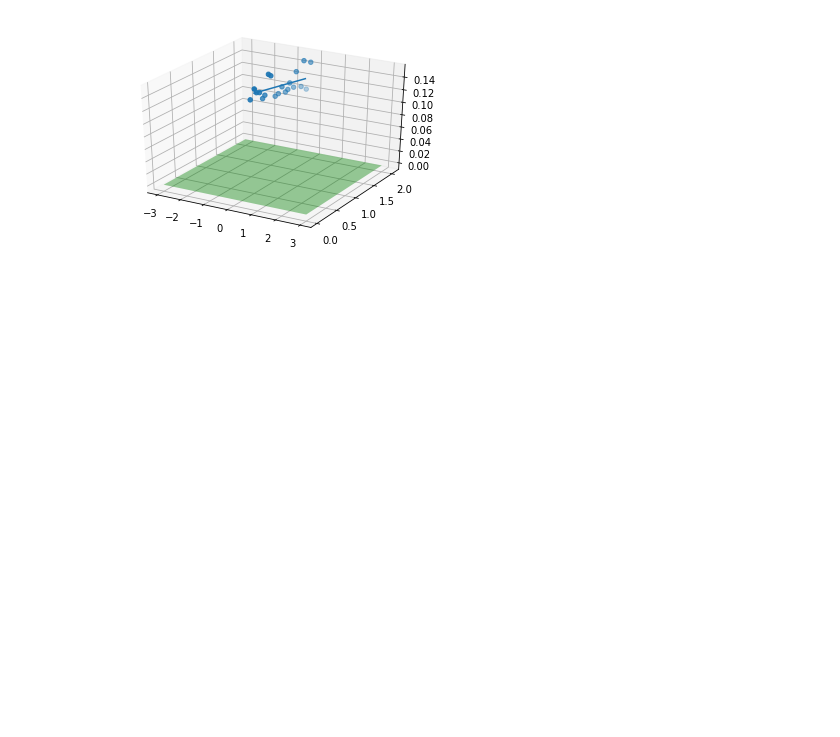
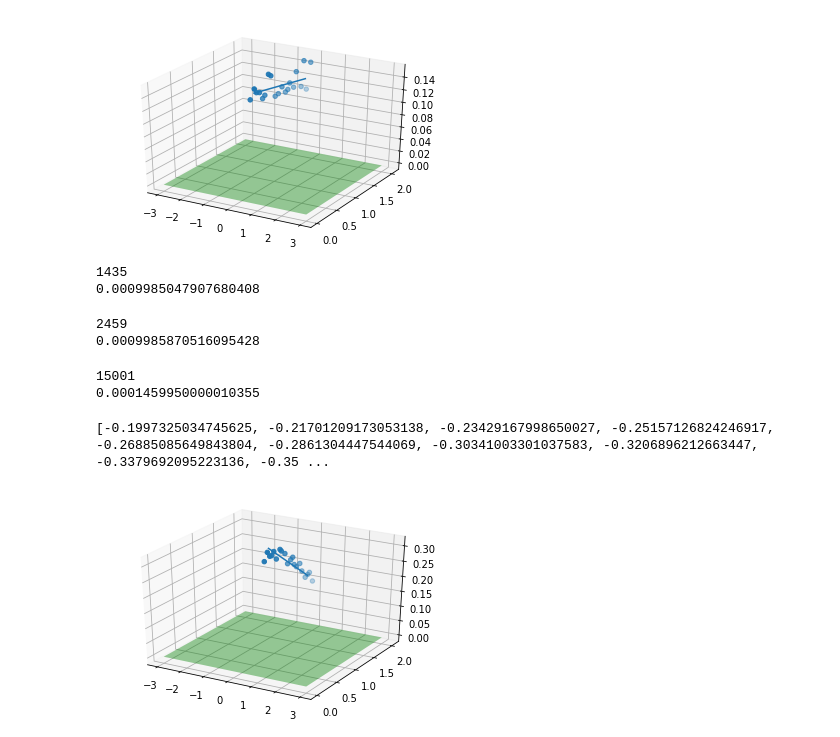
Before and after one commit to batataazul/projects_MachineLearning, a Jupyter notebook: project2_ra214129_ra216179/report/regression.ipynb, the cells around one changed output. Saved outputs shown, nothing was run; the diff lists cells and outputs as text; code cells hidden in the pictures; blank space fills up the shorter version.

Commit message:
Linear Regression kick 2

```diff
--- a/project2_ra214129_ra216179/report/regression.ipynb
+++ b/project2_ra214129_ra216179/report/regression.ipynb
@@ -218,3 +220,37 @@ print(Xline)
 plotPolynom(dataset,Xline,Yline,Zline)
 # %% [output]
 [figure]
+# %%
+thetaX2 = [random.uniform(-1,1),random.uniform(-1,1)]
+linearRegression(a,x,dataset2[0],thetaX2,err)
+# %% [output]
+1435
+0.0009985047907680408
+# %%
+thetaY2 = [random.uniform(0,2),random.uniform(0,2)]
+linearRegression(a,x,dataset2[1],thetaY2,err)
+# %% [output]
+2459
+0.0009985870516095428
+# %%
+thetaZ2 = [random.random(),random.random()]
+linearRegression(a,x,dataset2[2],thetaZ2,0.0001)
+# %% [output]
+15001
+0.0001459950000010355
+# %%
+Xline2 = []
+Yline2 = []
+Zline2 = []
+for i in x:
+    Xline2.append(linearH(thetaX2,i))
+    Yline2.append(linearH(thetaY2,i))
+    Zline2.append(linearH(thetaZ2,i))
+# %%
+print(Xline2)
+# %% [output]
+[-0.1997325034745625, -0.21701209173053138, -0.23429167998650027, -0.25157126824246917, -0.26885085649843804, -0.2861304447544069, -0.30341003301037583, -0.3206896212663447, -0.3379692095223136, -0.35 ...
+# %%
+plotPolynom(dataset2,Xline2,Yline2,Zline2)
+# %% [output]
+[figure, added]
```
Also changed, not shown: parts of 8 cells of this notebook.
